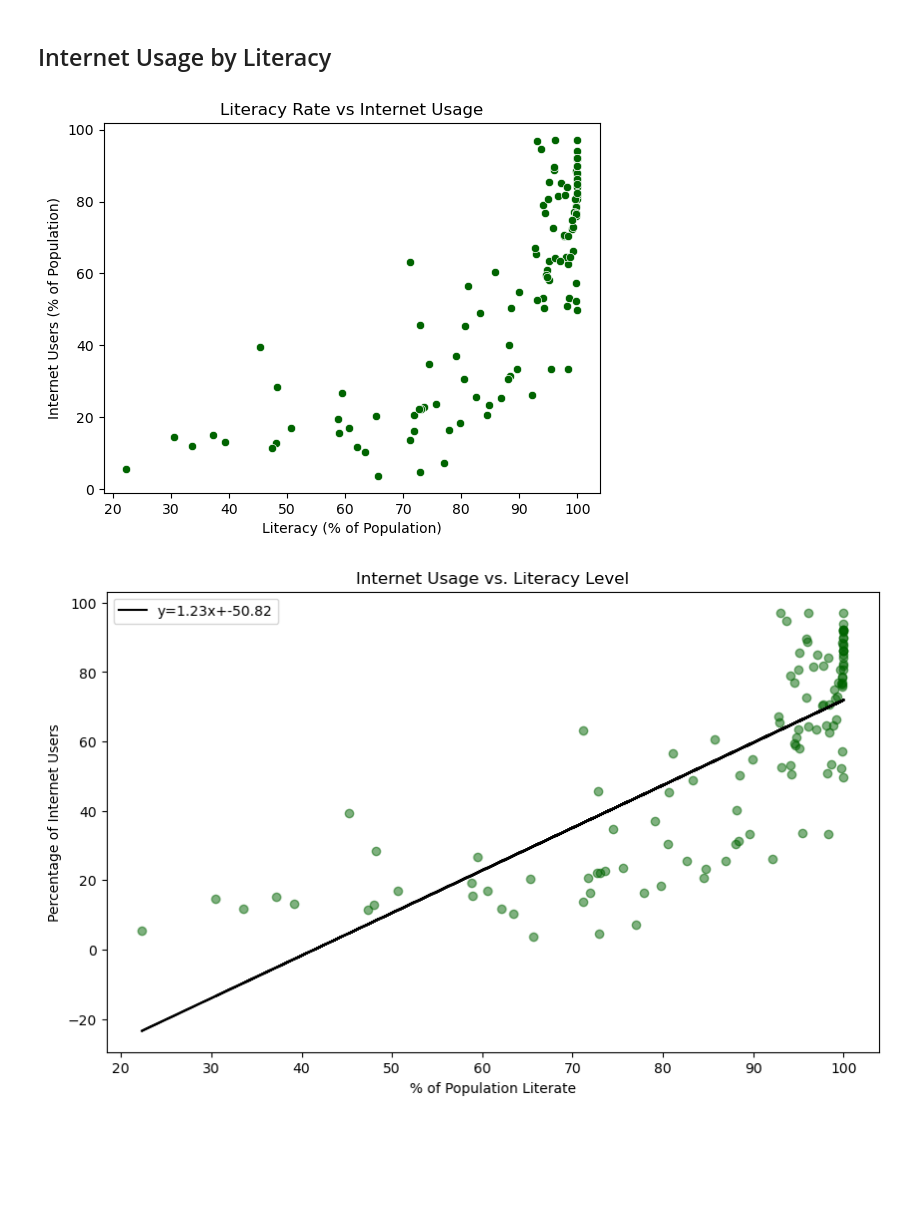
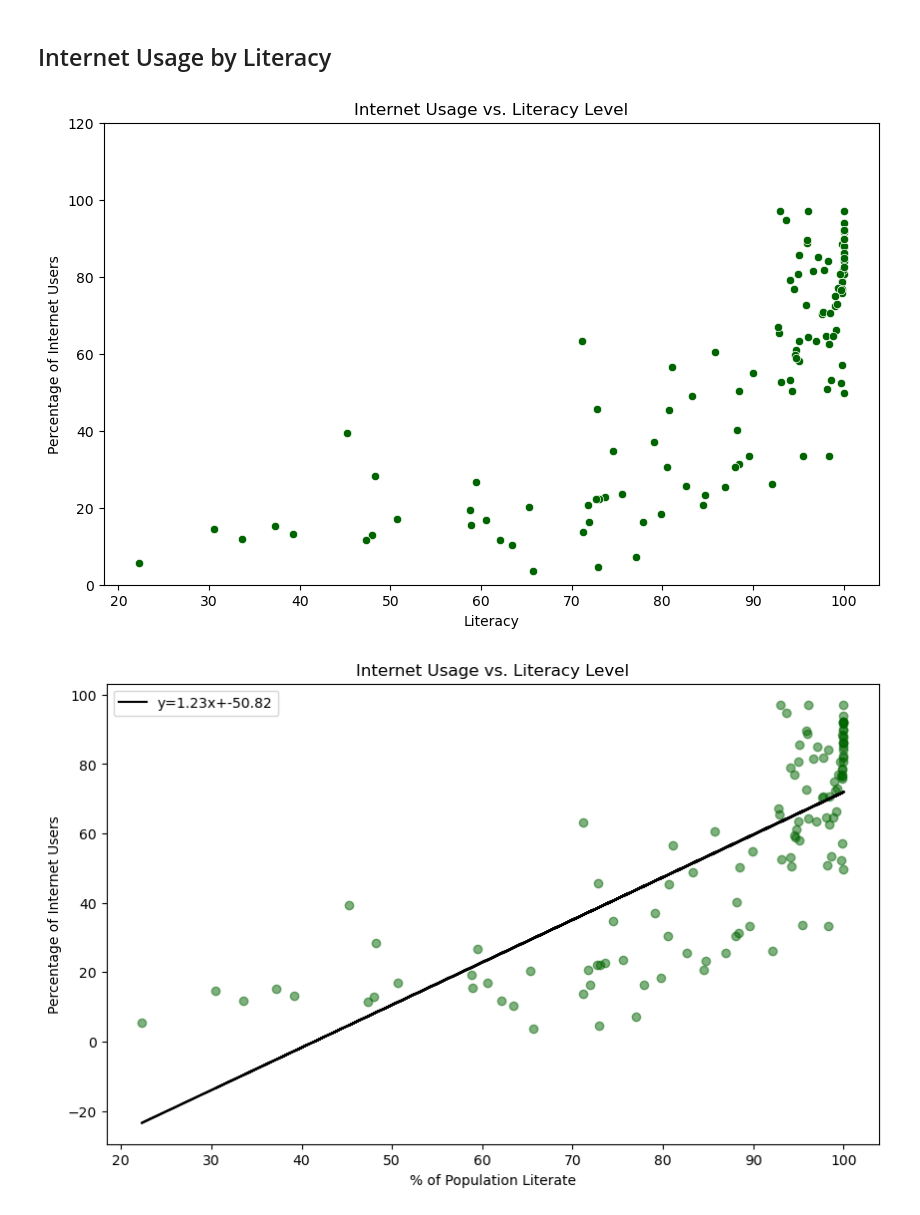
Before and after one commit to tiascott01/07_GroupProject1, a Jupyter notebook: Internet Demographics/internet-usage-working.ipynb, the cells around one changed output. Saved outputs shown, nothing was run; the diff lists cells and outputs as text; code cells hidden in the pictures; blank space fills up the shorter version.

```diff
--- a/Internet Demographics/internet-usage-working.ipynb
+++ b/Internet Demographics/internet-usage-working.ipynb
@@ -437,11 +435,18 @@ print(f"R-squared: {r_value**2:.2f}")
 R-squared: 0.73
 # %% [markdown]
 ## Internet Usage by Literacy
-# %%
-# Scatter plot comparing literacy rate with internet usage
-sns.scatterplot(data=demo_df, x='Literacy (% of Population)', y='Internet Users (% of Population)', color = 'darkgreen')
-plt.title('Literacy Rate vs Internet Usage')
-plt.show()
-# %% [output]
-[figure, removed]
+# %%
+literacy_col = 'Literacy (% of Population)'
+
+#scatter plot
+plt.figure(figsize=(10, 6))
+sns.scatterplot(data=demo_df, x=literacy_col, y=internet_users_col, color='darkgreen')
+plt.title('Internet Usage vs. Literacy Level')
+plt.xlabel('Literacy')
+plt.ylabel('Percentage of Internet Users')
+plt.ylim([0, 120])
+
+plt.show()
+# %% [output]
+[figure, added]
 # %%
```
Also changed, not shown: parts of 11 cells of this notebook.
